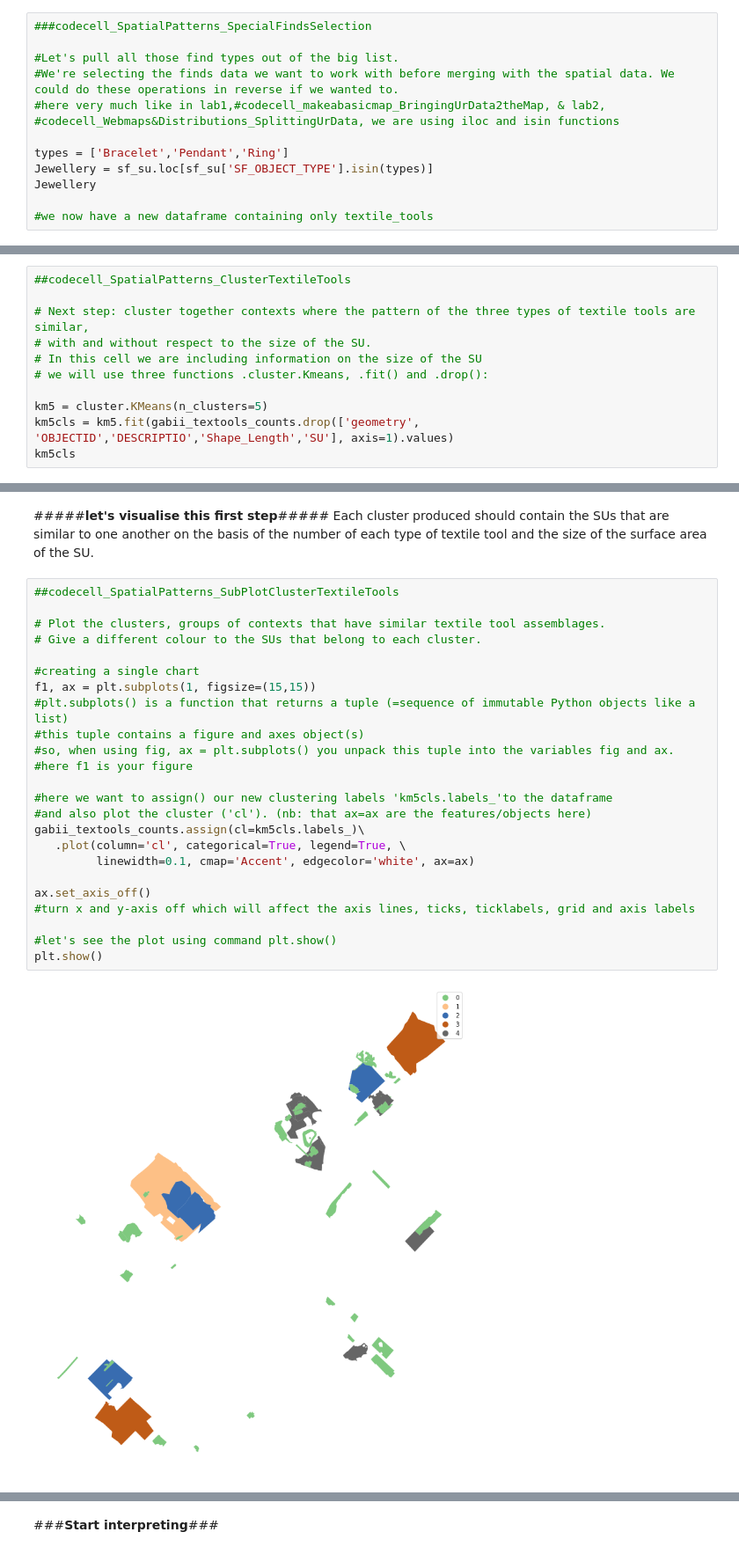
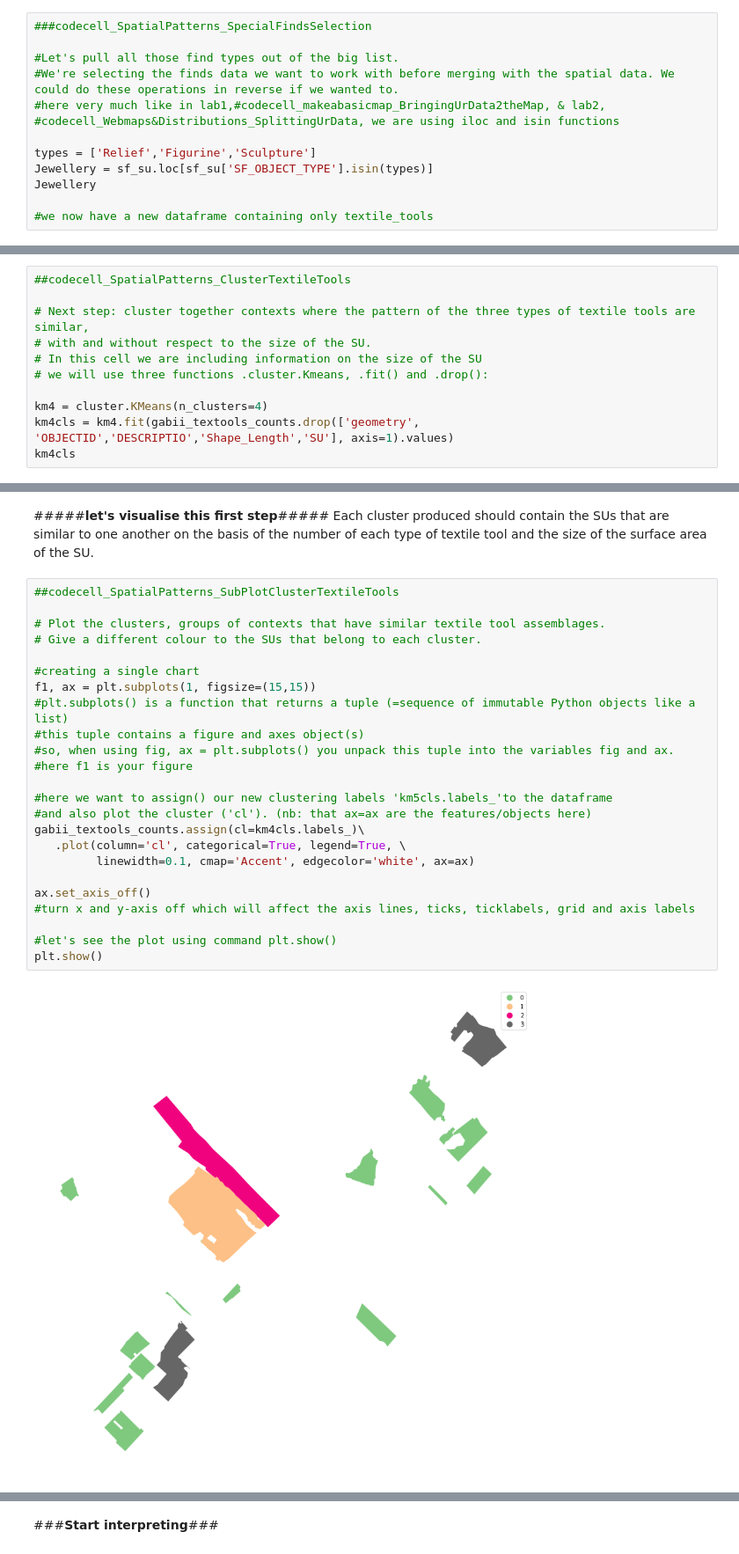
Before and after one commit to EleniAthanasiadou1994/GIS, a Jupyter notebook: Assignment_5.ipynb, the cells around one changed output, grey strips where cells are left out. Shown at 88% size. Drawn from its saved outputs; the diff is of its cells as text.

```diff
--- a/Assignment_5.ipynb
+++ b/Assignment_5.ipynb
@@ -214,7 +214,7 @@ As this data is not yet spatial and only associated with a stratigraphic unit, l
 #We're selecting the finds data we want to work with before merging with the spatial data. We could do these operations in reverse if we wanted to.
 #here very much like in lab1,#codecell_makeabasicmap_BringingUrData2theMap, & lab2, #codecell_Webmaps&Distributions_SplittingUrData, we are using iloc and isin functions
 
-types = ['Bracelet','Pendant','Ring']
+types = ['Relief','Figurine','Sculpture']
 Jewellery = sf_su.loc[sf_su['SF_OBJECT_TYPE'].isin(types)]
 Jewellery
 
@@ -544,8 +563,8 @@ First, we want to cluster together contexts where the pattern of the three types
 # In this cell we are including information on the size of the SU
 # we will use three functions .cluster.Kmeans, .fit() and .drop():
 
-km5 = cluster.KMeans(n_clusters=5)
-km5cls = km5.fit(gabii_textools_counts.drop(['geometry', 'OBJECTID','DESCRIPTIO','Shape_Length','SU'], axis=1).values)
-km5cls
+km4 = cluster.KMeans(n_clusters=4)
+km4cls = km4.fit(gabii_textools_counts.drop(['geometry', 'OBJECTID','DESCRIPTIO','Shape_Length','SU'], axis=1).values)
+km4cls
 # %% [output]
 KMeans(algorithm='auto', copy_x=True, init='k-means++', max_iter=300,
@@ -566,29 +585,29 @@ Each cluster produced should contain the SUs that are similar to one another on
 # %%
 ##codecell_SpatialPatterns_SubPlotClusterTextileTools
 
 # Plot the clusters, groups of contexts that have similar textile tool assemblages.
 # Give a different colour to the SUs that belong to each cluster.
 
 #creating a single chart
 f1, ax = plt.subplots(1, figsize=(15,15))
 #plt.subplots() is a function that returns a tuple (=sequence of immutable Python objects like a list)
 #this tuple contains a figure and axes object(s)
 #so, when using fig, ax = plt.subplots() you unpack this tuple into the variables fig and ax.
 #here f1 is your figure
 
 #here we want to assign() our new clustering labels 'km5cls.labels_'to the dataframe
 #and also plot the cluster ('cl'). (nb: that ax=ax are the features/objects here)
-gabii_textools_counts.assign(cl=km5cls.labels_)\
+gabii_textools_counts.assign(cl=km4cls.labels_)\
    .plot(column='cl', categorical=True, legend=True, \
          linewidth=0.1, cmap='Accent', edgecolor='white', ax=ax)
 
 ax.set_axis_off()
 #turn x and y-axis off which will affect the axis lines, ticks, ticklabels, grid and axis labels
 
 #let's see the plot using command plt.show()
 plt.show()
 # %% [output]
-[figure, old version]
+[figure, new version]
 # %%
 ##codecell_SpatialPatterns_ClusterTextileTools_2
 
```
Also changed, not shown: parts of 26 cells of this notebook.
